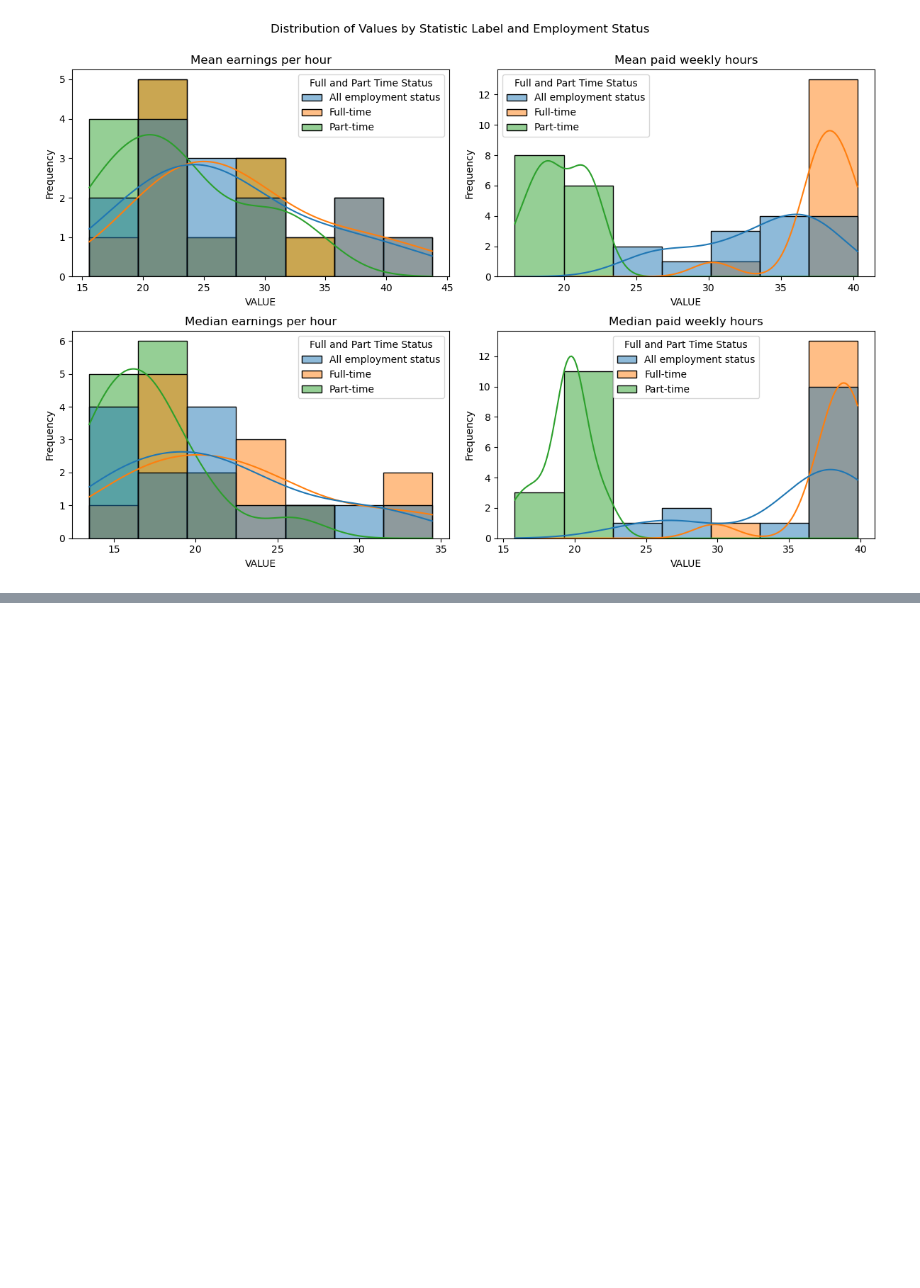
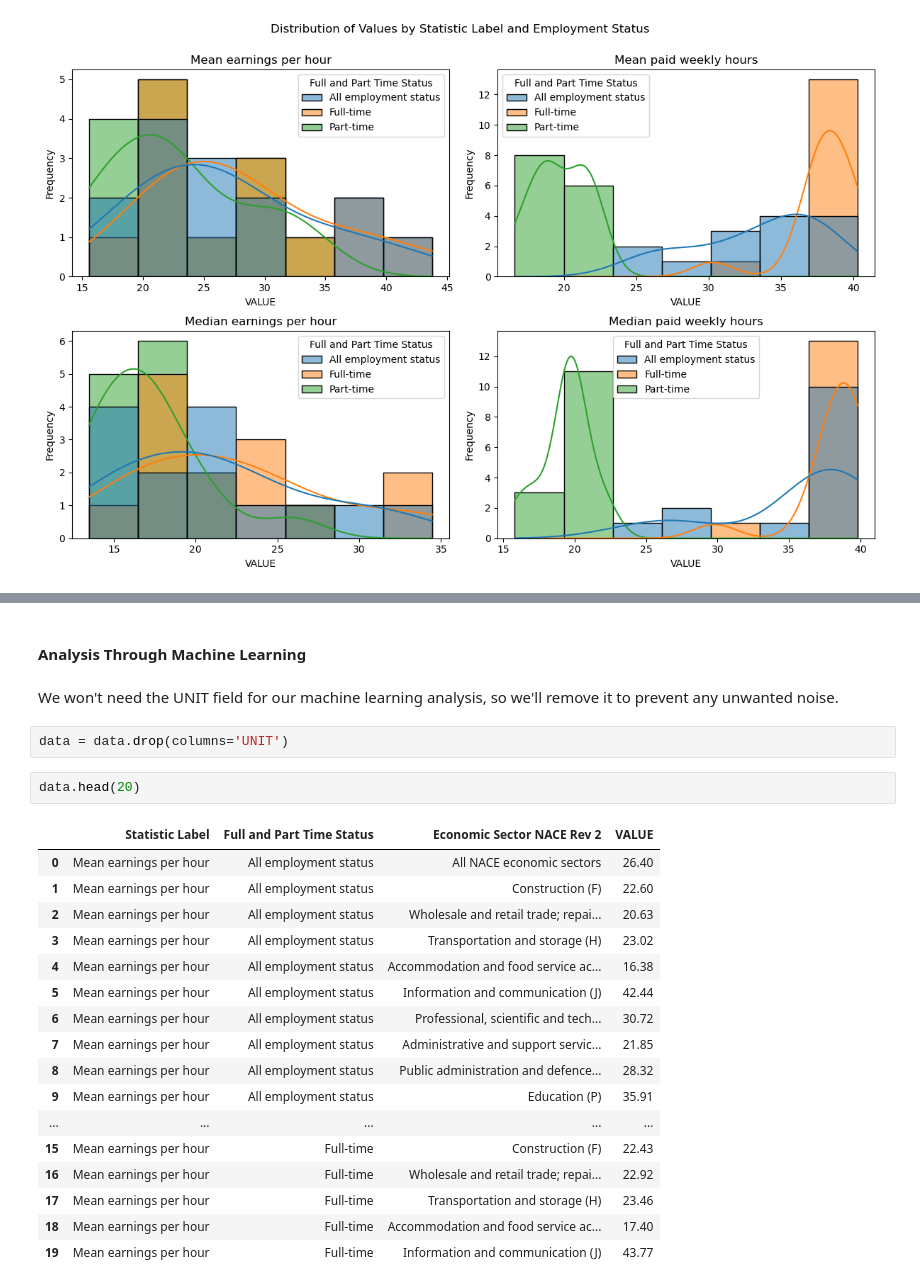
Before and after one commit to SyedAsadAilia110/CA1, a Jupyter notebook: CA01 - Coding New.ipynb, the cells around one changed output, grey strips where cells are left out. Cells and saved outputs as stored; diff of their text form; blank space fills up the shorter version.

```diff
--- a/CA01 - Coding New.ipynb
+++ b/CA01 - Coding New.ipynb
@@ -323,0 +349,26 @@ plt.show()
+# %% [markdown]
+#### Analysis Through Machine Learning
+# %% [markdown]
+We won't need the UNIT field for our machine learning analysis, so we'll remove it to prevent any unwanted noise.
+# %%
+data = data.drop(columns='UNIT')
+# %%
+data.head(20)
+# %% [output]
+|  | Statistic Label | Full and Part Time Status | Economic Sector NACE Rev 2 | VALUE |
+| 0 | Mean earnings per hour | All employment status | All NACE economic sectors | 26.40 |
+| 1 | Mean earnings per hour | All employment status | Construction (F) | 22.60 |
+| 2 | Mean earnings per hour | All employment status | Wholesale and retail trade; repai... | 20.63 |
+| 3 | Mean earnings per hour | All employment status | Transportation and storage (H) | 23.02 |
+| 4 | Mean earnings per hour | All employment status | Accommodation and food service ac... | 16.38 |
+| 5 | Mean earnings per hour | All employment status | Information and communication (J) | 42.44 |
+| 6 | Mean earnings per hour | All employment status | Professional, scientific and tech... | 30.72 |
+| 7 | Mean earnings per hour | All employment status | Administrative and support servic... | 21.85 |
+| 8 | Mean earnings per hour | All employment status | Public administration and defence... | 28.32 |
+| 9 | Mean earnings per hour | All employment status | Education (P) | 35.91 |
+| ... | ... | ... | ... | ... |
+| 15 | Mean earnings per hour | Full-time | Construction (F) | 22.43 |
+| 16 | Mean earnings per hour | Full-time | Wholesale and retail trade; repai... | 22.92 |
+| 17 | Mean earnings per hour | Full-time | Transportation and storage (H) | 23.46 |
+| 18 | Mean earnings per hour | Full-time | Accommodation and food service ac... | 17.40 |
+| 19 | Mean earnings per hour | Full-time | Information and communication (J) | 43.77 |
```
Also changed, not shown: parts of 2 cells of this notebook.
